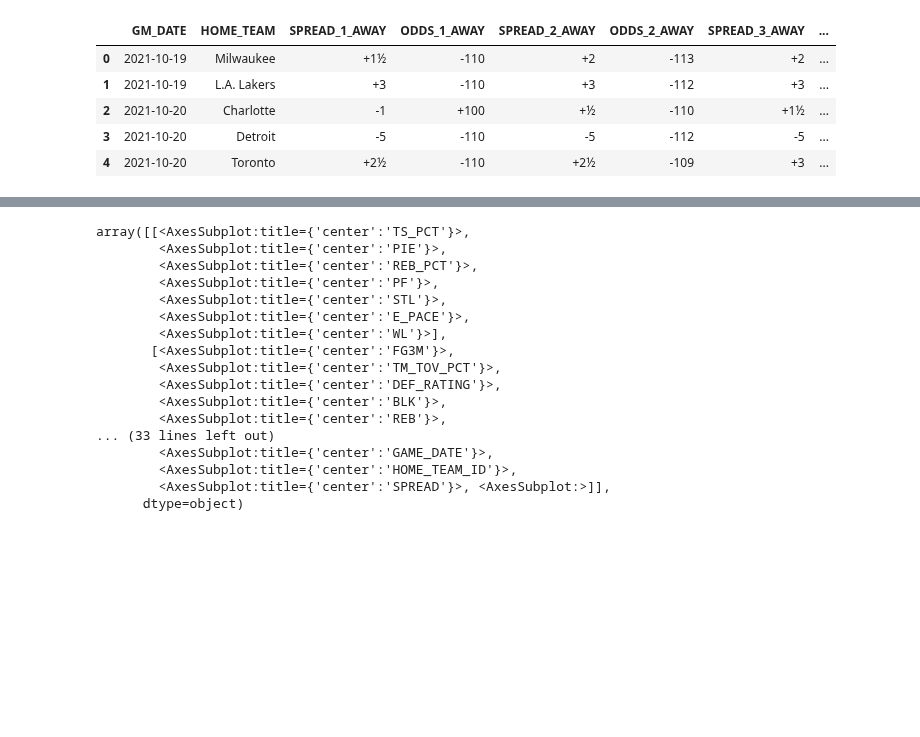
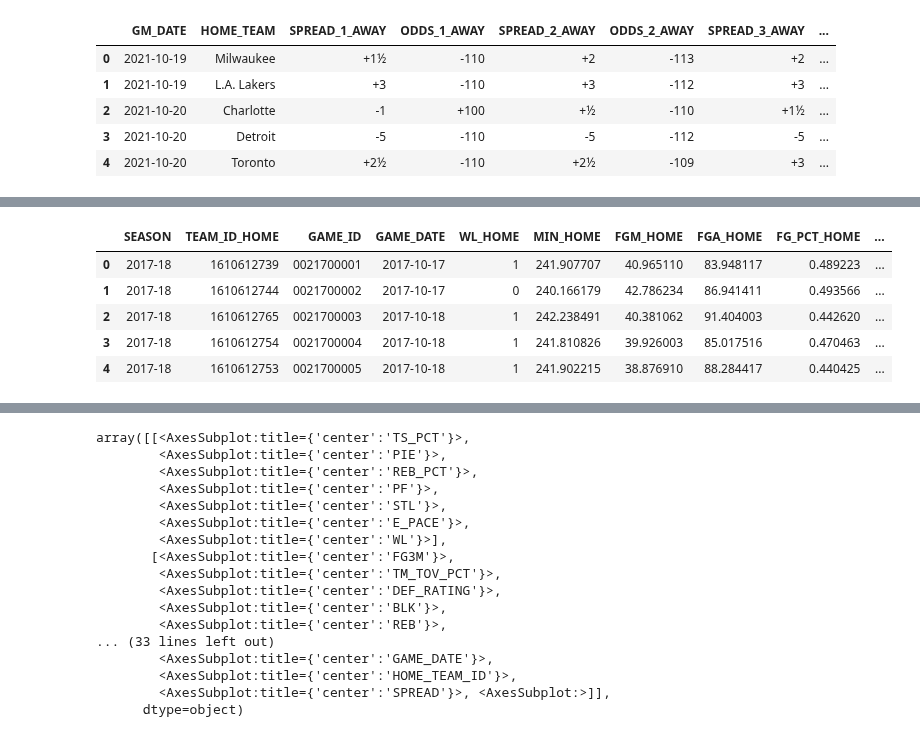
Before and after one commit to jnshzk/nba_beating_the_spread, a Jupyter notebook: data_preprocessing_v3.ipynb, the cells around one changed output, grey strips where cells are left out. Cells and saved outputs as stored; diff of their text form; code cells hidden in the pictures; blank space fills up the shorter version.

```diff
--- a/data_preprocessing_v3.ipynb
+++ b/data_preprocessing_v3.ipynb
@@ -546,4 +536,0 @@ array(['Milwaukee', 'L.A. Lakers', 'Charlotte', 'Detroit', 'Toronto',
-# %%
-#add spread actuals
-final_df = final_df.merge(spreads_df, how='inner', on=['GAME_ID'])
-final_df.head()
@@ -556,0 +537,15 @@ final_df.head()
+# %%
+#clean up lookup table to align team ids with team city names from sportsbooks
+team_id_city_lookup[1610612747] = ['L.A. Lakers']
+team_id_city_lookup[1610612746] = ['L.A. Clippers']
+team_id_city_lookup[1610612760] = ['Oklahoma City']
+team_id_city_lookup[1610612751] = ['Brooklyn']
+team_id_city_lookup[1610612763] = ['Memphis']
+team_id_city_lookup[1610612740] = ['New Orleans']
+
+team_city_id_lookup = {}
+
+for key, val in team_id_city_lookup.items():
+    team_city_id_lookup[val[0]] = key
+
+team_city_id_lookup
@@ -556,0 +570,17 @@ final_df.head()
+# %%
+#add team ids to sportsbook df
+book_spreads_df['TEAM_ID_HOME'] = book_spreads_df.apply(lambda row: team_city_id_lookup[row['HOME_TEAM']], axis=1)
+
+#merge boxscores and sportsbook data
+book_spreads_df.rename(columns={'GM_DATE':'GAME_DATE'}, inplace=True)
+final_df['GAME_DATE'] = pd.to_datetime(final_df['GAME_DATE'])
+book_spreads_df['GAME_DATE'] = pd.to_datetime(book_spreads_df['GAME_DATE'])
+final_df = final_df.merge(book_spreads_df, on=['GAME_DATE', 'TEAM_ID_HOME'], how='inner')
+final_df.head()
+# %% [output]
+|  | SEASON | TEAM_ID_HOME | GAME_ID | GAME_DATE | WL_HOME | MIN_HOME | FGM_HOME | FGA_HOME | FG_PCT_HOME | ... |
+| 0 | 2017-18 | 1610612739 | 0021700001 | 2017-10-17 | 1 | 241.907707 | 40.965110 | 83.948117 | 0.489223 | ... |
+| 1 | 2017-18 | 1610612744 | 0021700002 | 2017-10-17 | 0 | 240.166179 | 42.786234 | 86.941411 | 0.493566 | ... |
+| 2 | 2017-18 | 1610612765 | 0021700003 | 2017-10-18 | 1 | 242.238491 | 40.381062 | 91.404003 | 0.442620 | ... |
+| 3 | 2017-18 | 1610612754 | 0021700004 | 2017-10-18 | 1 | 241.810826 | 39.926003 | 85.017516 | 0.470463 | ... |
+| 4 | 2017-18 | 1610612753 | 0021700005 | 2017-10-18 | 1 | 241.902215 | 38.876910 | 88.284417 | 0.440425 | ... |
```
Also changed, not shown: parts of 5 cells of this notebook.
